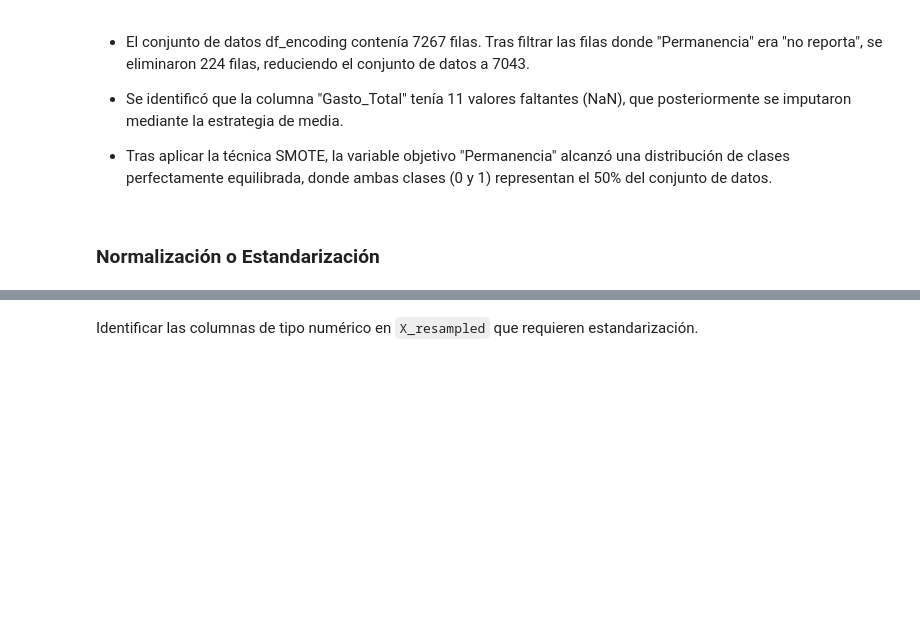
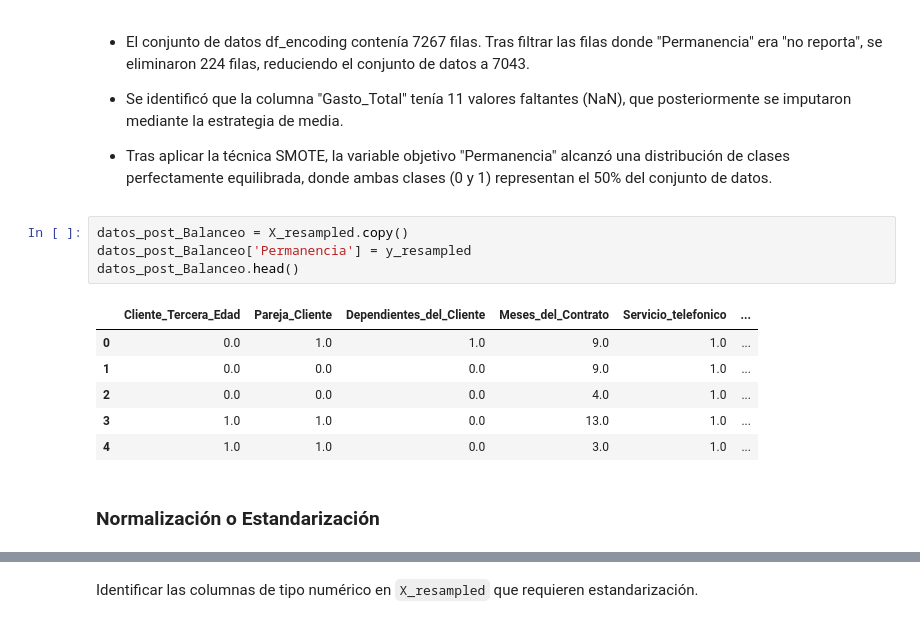
Before and after one commit to CarloR04/Challenge-Telcom_X_2, a Jupyter notebook: Telcom_X_part_2.ipynb, the cells around one changed output, grey strips where cells are left out. Cells and saved outputs as stored; diff of their text form; blank space fills up the shorter version.

```diff
--- a/Telcom_X_part_2.ipynb
+++ b/Telcom_X_part_2.ipynb
@@ -181,5 +179,16 @@ Name: proportion, dtype: float64
 - Se identificó que la columna "Gasto_Total" tenía 11 valores faltantes (NaN), que posteriormente se imputaron mediante la estrategia de media.
 
 - Tras aplicar la técnica SMOTE, la variable objetivo "Permanencia" alcanzó una distribución de clases perfectamente equilibrada, donde ambas clases (0 y 1) representan el 50% del conjunto de datos.
+# %%
+datos_post_Balanceo = X_resampled.copy()
+datos_post_Balanceo['Permanencia'] = y_resampled
+datos_post_Balanceo.head()
+# %% [output]
+|  | Cliente_Tercera_Edad | Pareja_Cliente | Dependientes_del_Cliente | Meses_del_Contrato | Servicio_telefonico | ... |
+| 0 | 0.0 | 1.0 | 1.0 | 9.0 | 1.0 | ... |
+| 1 | 0.0 | 0.0 | 0.0 | 9.0 | 1.0 | ... |
+| 2 | 0.0 | 0.0 | 0.0 | 4.0 | 1.0 | ... |
+| 3 | 1.0 | 1.0 | 0.0 | 13.0 | 1.0 | ... |
+| 4 | 1.0 | 1.0 | 0.0 | 3.0 | 1.0 | ... |
 # %% [markdown]
-### Normalización o Estandarización
+### **Normalización o Estandarización**
```
Also changed, not shown: parts of 13 cells of this notebook.
